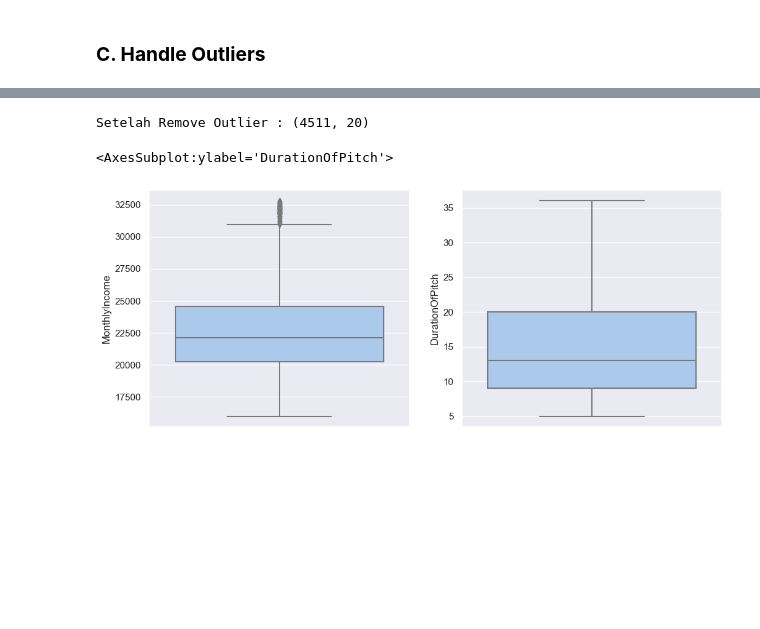
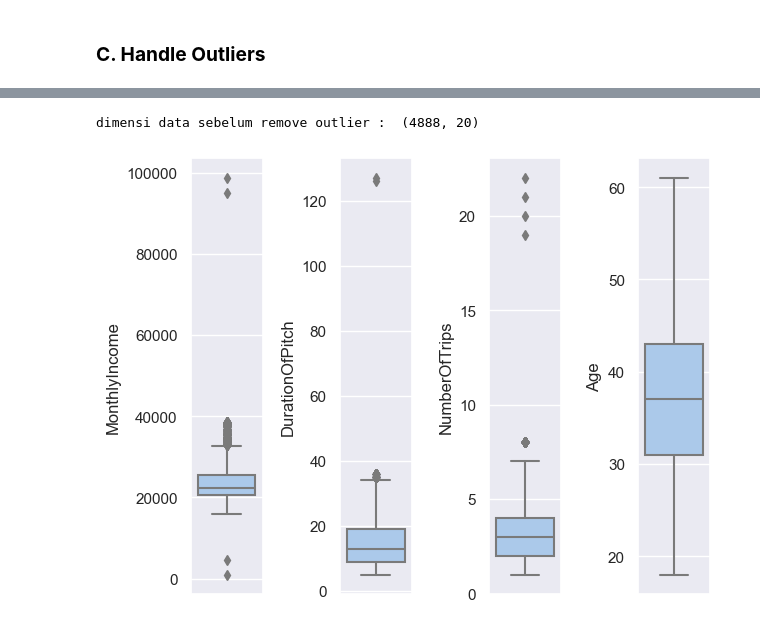
Before and after one commit to JodhiKrisantus/Classification-Holiday-Package-Prediction, a Jupyter notebook: Holiday_Predict.ipynb, the cells around one changed output, grey strips where cells are left out. Drawn from its saved outputs; the diff is of its cells as text; code cells hidden in the pictures; blank space fills up the shorter version.

```diff
--- a/Holiday_Predict.ipynb
+++ b/Holiday_Predict.ipynb
@@ -287,0 +290,10 @@ df.head()
+# %%
+new_gender = [ 'Female' if i=='Fe Male' or i=='Female' else 'Male' for i in df['Gender'] ]
+df['Gender']=new_gender
+
+marital = [ 'Single' if i == 'Unmarried' else i for i in df['MaritalStatus'] ]
+df['MaritalStatus'] = marital
+
+
+print("Value count gender : \n", df['Gender'].value_counts(),end="\n\n")
+print("Value count maritalstatus : \n", df['MaritalStatus'].value_counts())
@@ -288,2 +314,5 @@ df.head()
+# %%
+subset = ['NumberOfChildrenVisiting','NumberOfFollowups','PreferredPropertyStar','NumberOfTrips','Age']
+df[subset] = df[subset].astype(dtype='int64',errors='ignore')
 # %% [markdown]
 ## **1. Data Cleansing**
@@ -330,4 +376,0 @@ dtype: int64
-# %%
-subset = ['NumberOfChildrenVisiting','NumberOfFollowups','PreferredPropertyStar','NumberOfTrips','Age']
-df[subset] = df[subset].astype(dtype='int64')
-df.sample(5)
@@ -363,5 +388,15 @@ df.head()
+# %%
+print("dimensi data sebelum remove outlier : ", df.shape)
+subset = ['MonthlyIncome','DurationOfPitch','NumberOfTrips','Age']
+for i in range( len(subset)):
+    plt.subplot(1,4, i+1)
+    sns.boxplot(data=df, y=df[subset[i]])
+plt.tight_layout()
+# %% [output]
+dimensi data sebelum remove outlier :  (4888, 20)
+[figure, added]
 # %%
-subset = ['MonthlyIncome','DurationOfPitch']
+subset = ['MonthlyIncome','DurationOfPitch','NumberOfTrips']
 for i in subset:
     Q1 = df[i].quantile(0.25)
     Q3 = df[i].quantile(0.75)
@@ -369,13 +404,3 @@ for i in subset:
     low_limit = Q1 - (1.5*IQR)
     high_limit = Q3 + (1.5*IQR)
     df = df[ (df[i]>low_limit) & (df[i]<high_limit) ]
-print("Setelah Remove Outlier :", df.shape)
-# %% [output]
-Setelah Remove Outlier : (4511, 20)
-# %%
-fig, axes = plt.subplots(1,2, figsize=(12,5))
-sns.boxplot(data=df, y='MonthlyIncome', ax=axes[0])
-sns.boxplot(data=df, y='DurationOfPitch', ax=axes[1])
-# %% [output]
-<AxesSubplot:ylabel='DurationOfPitch'>
-[figure, removed]
```
Also changed, not shown: parts of 20 cells of this notebook.
